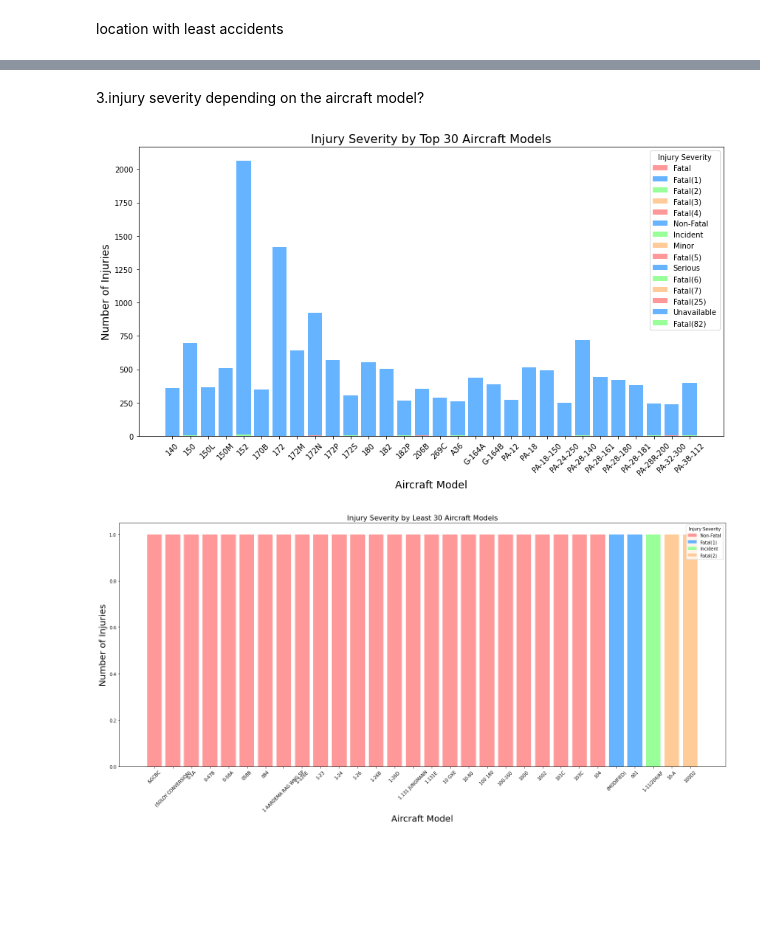
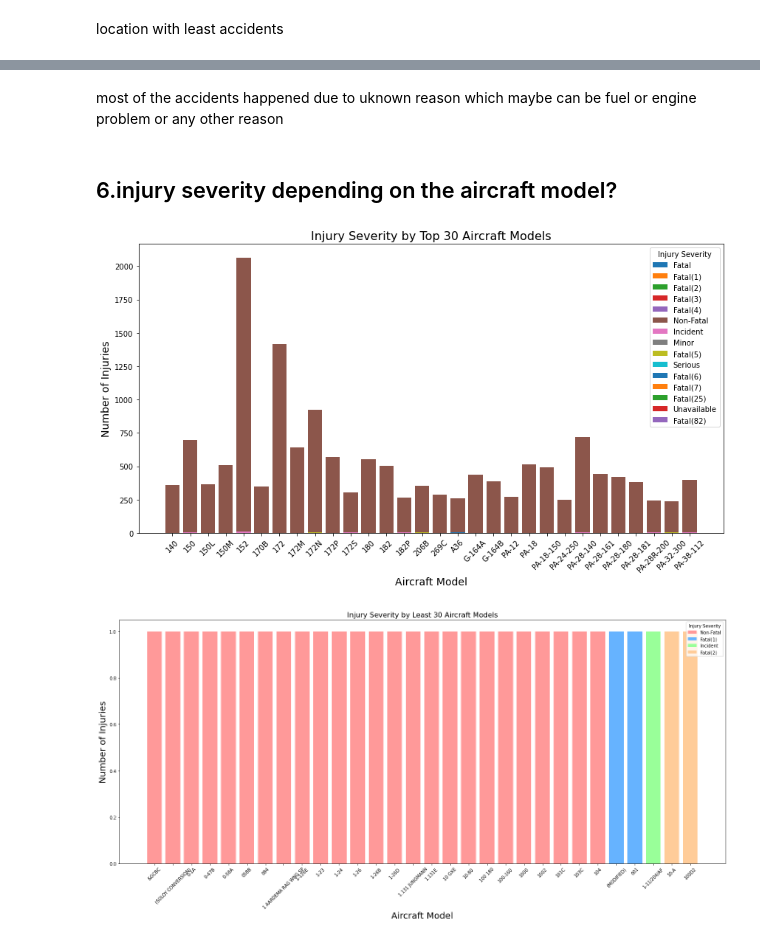
Before and after one commit to Yash-source-dev/dsc-phase-1-project-v3, a Jupyter notebook: student.ipynb, the cells around one changed output, grey strips where cells are left out. Drawn from its saved outputs; the diff is of its cells as text; code cells hidden in the pictures; blank space fills up the shorter version.

Commit message:
project analysis and visualizations

```diff
--- a/student.ipynb
+++ b/student.ipynb
@@ -372,31 +569,25 @@ plt.show()
+# %% [markdown]
+most of the accidents happened due to uknown reason which maybe can be fuel or engine problem or any other reason
 # %% [markdown]
-3.injury severity depending on the aircraft model?
+## 6.injury severity depending on the aircraft model?
 # %%
-# Group by aircraft model and injury severity, then count
+
+# this code will tell us the top 30 aircraft models with the highest number of injuries.
 severity_by_model = df.groupby(['Model', 'Injury.Severity']).size().reset_index(name='Count')
-
-# Get the top 30 models by total number of injuries
 top_models = severity_by_model.groupby('Model')['Count'].sum().nlargest(30).index
 top_severity = severity_by_model[severity_by_model['Model'].isin(top_models)]
-
-# Plotting the stacked bar chart
 plt.figure(figsize=(12, 7))
-
-# Define a color palette with distinct colors
-colors = ['#FF9999', '#66B3FF', '#99FF99', '#FFCC99']  # Red, Blue, Green, Orange
-
-# Loop through unique injury severities to stack bars
-for i, severity in enumerate(top_severity['Injury.Severity'].unique()):
+for severity in top_severity['Injury.Severity'].unique():
     subset = top_severity[top_severity['Injury.Severity'] == severity]
-    plt.bar(subset['Model'], subset['Count'], label=severity, color=colors[i % len(colors)])
+    plt.bar(subset['Model'], subset['Count'], label=severity)
 
 plt.title('Injury Severity by Top 30 Aircraft Models', fontsize=16)
 plt.xlabel('Aircraft Model', fontsize=14)
 plt.ylabel('Number of Injuries', fontsize=14)
 plt.xticks(rotation=45)
 plt.legend(title='Injury Severity')
-plt.tight_layout()  # Adjust layout to prevent clipping of labels
+plt.tight_layout()
 plt.show()
 # %% [output]
-[figure, old version]
+[figure, new version]
 # %%
```
Also changed, not shown: parts of 30 cells of this notebook.
